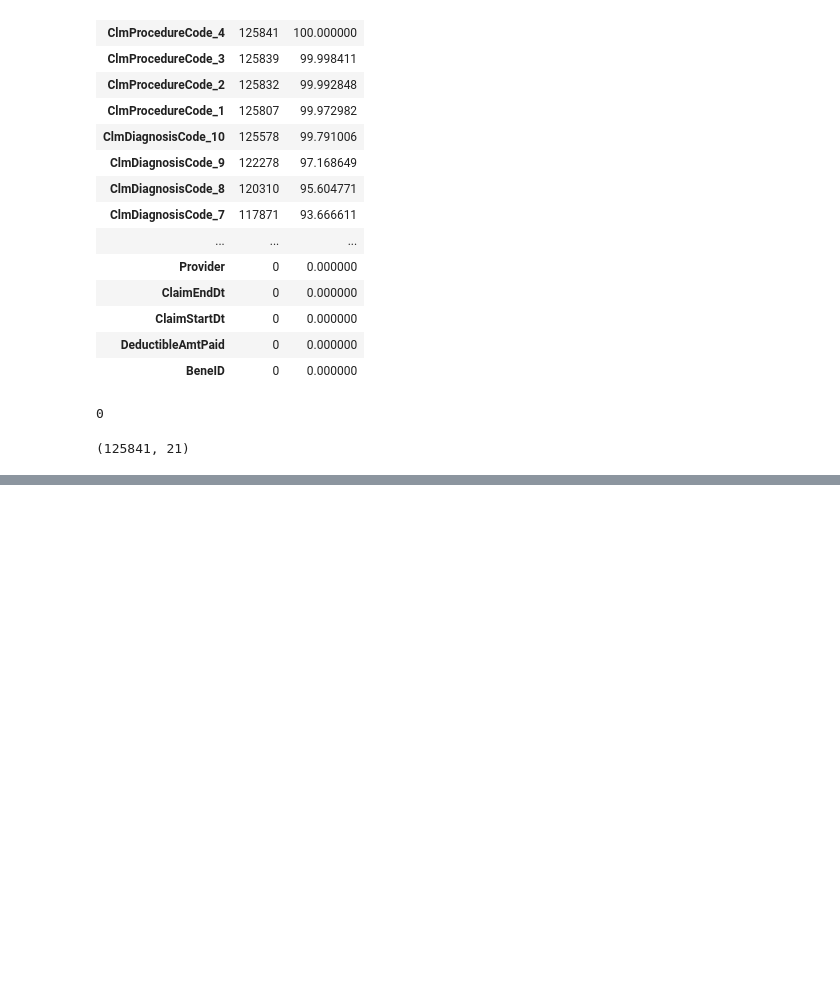
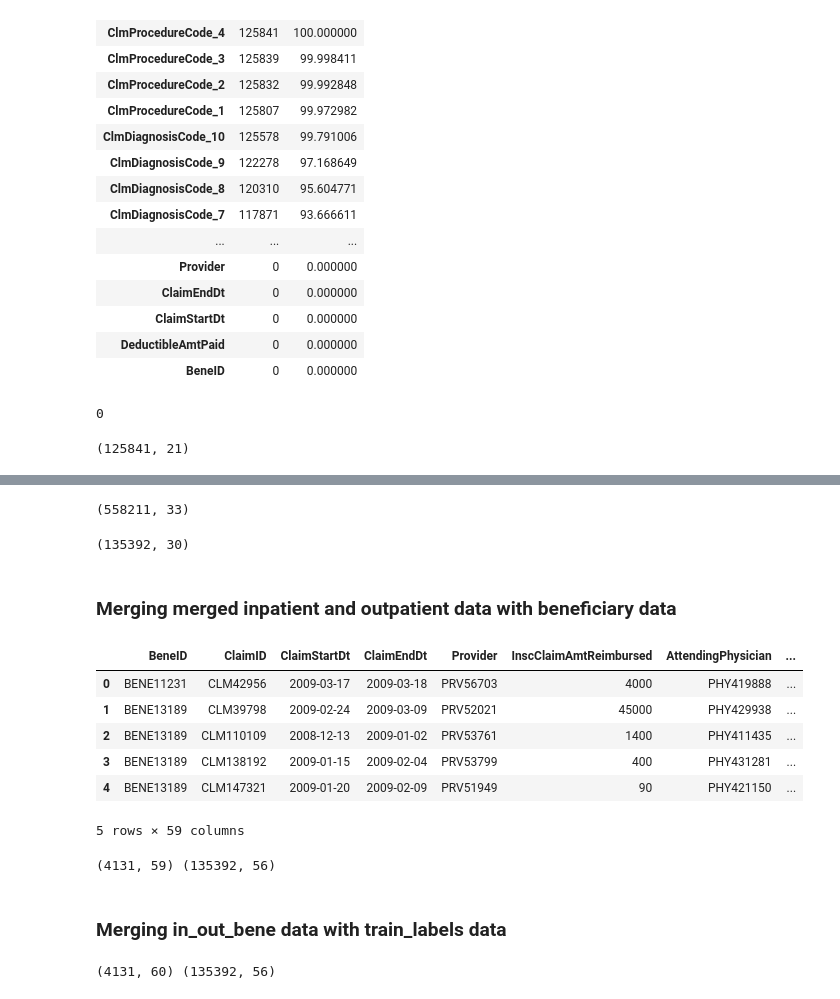
Before and after one commit to ShabnaNasser/Healthcare-Provider-Fraud-Detection-Analysis, a Jupyter notebook: HEALTHCARE PROVIDER FRAUD DETECTION ANALYSIS.ipynb, the cells around one changed output, grey strips where cells are left out. Drawn from its saved outputs; the diff is of its cells as text; code cells hidden in the pictures; blank space fills up the shorter version.

```diff
--- a/HEALTHCARE PROVIDER FRAUD DETECTION ANALYSIS.ipynb
+++ b/HEALTHCARE PROVIDER FRAUD DETECTION ANALYSIS.ipynb
@@ -511,0 +829,44 @@ test_outpatient.shape
+# %%
+IN_OUT_train['DeductibleAmtPaid']=IN_OUT_train['DeductibleAmtPaid'].fillna(0)
+#test
+IN_OUT_test['DeductibleAmtPaid']=IN_OUT_test['DeductibleAmtPaid'].fillna(0)
+# %%
+IN_OUT_train['Amount_get']=IN_OUT_train['InscClaimAmtReimbursed']-IN_OUT_train['DeductibleAmtPaid']
+#test
+IN_OUT_test['Amount_get']=IN_OUT_test['InscClaimAmtReimbursed']-IN_OUT_test['DeductibleAmtPaid']
+# %%
+IN_OUT_train=IN_OUT_train.fillna(0)
+# %%
+print(IN_OUT_train.shape)
+IN_OUT_test.shape
+# %% [output]
+(558211, 33)
+(135392, 30)
+# %% [markdown]
+### Merging merged inpatient and outpatient data with beneficiary data
+# %%
+in_out_bene_train=pd.merge(IN_OUT_train,train_beneficiary,on='BeneID',how='inner')
+#test data
+in_out_bene_test=pd.merge(IN_OUT_test,test_beneficiary,on="BeneID",how='inner')
+# %%
+in_out_bene_train.head()
+# %% [output]
+|  | BeneID | ClaimID | ClaimStartDt | ClaimEndDt | Provider | InscClaimAmtReimbursed | AttendingPhysician | ... |
+| 0 | BENE11231 | CLM42956 | 2009-03-17 | 2009-03-18 | PRV56703 | 4000 | PHY419888 | ... |
+| 1 | BENE13189 | CLM39798 | 2009-02-24 | 2009-03-09 | PRV52021 | 45000 | PHY429938 | ... |
+| 2 | BENE13189 | CLM110109 | 2008-12-13 | 2009-01-02 | PRV53761 | 1400 | PHY411435 | ... |
+| 3 | BENE13189 | CLM138192 | 2009-01-15 | 2009-02-04 | PRV53799 | 400 | PHY431281 | ... |
+| 4 | BENE13189 | CLM147321 | 2009-01-20 | 2009-02-09 | PRV51949 | 90 | PHY421150 | ... |
+5 rows × 59 columns
+# %%
+print(in_out_bene_train.shape,in_out_bene_test.shape)
+# %% [output]
+(4131, 59) (135392, 56)
+# %% [markdown]
+### Merging in_out_bene data with train_labels data
+# %%
+final_data_train=pd.merge(in_out_bene_train,train,on='Provider',how='inner')
+final_data_test=pd.merge(in_out_bene_test,test,on='Provider',how='inner')
+print(final_data_train.shape,final_data_test.shape)
+# %% [output]
+(4131, 60) (135392, 56)
```
Also changed, not shown: parts of 56 cells of this notebook.
